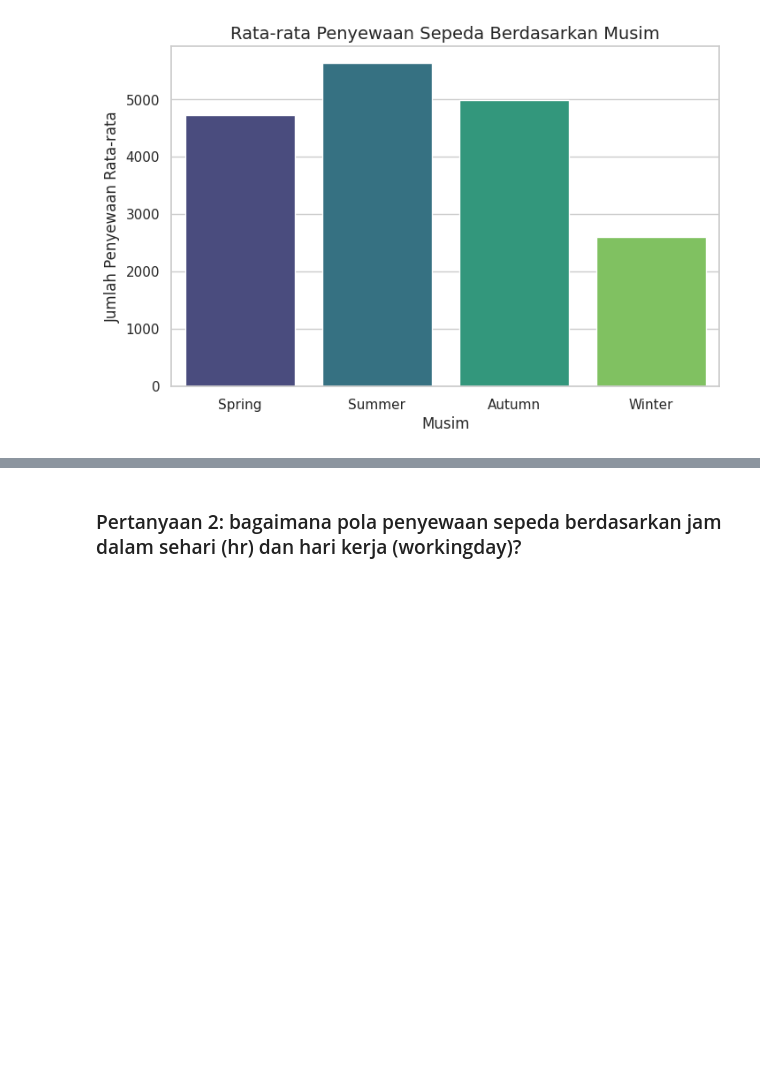
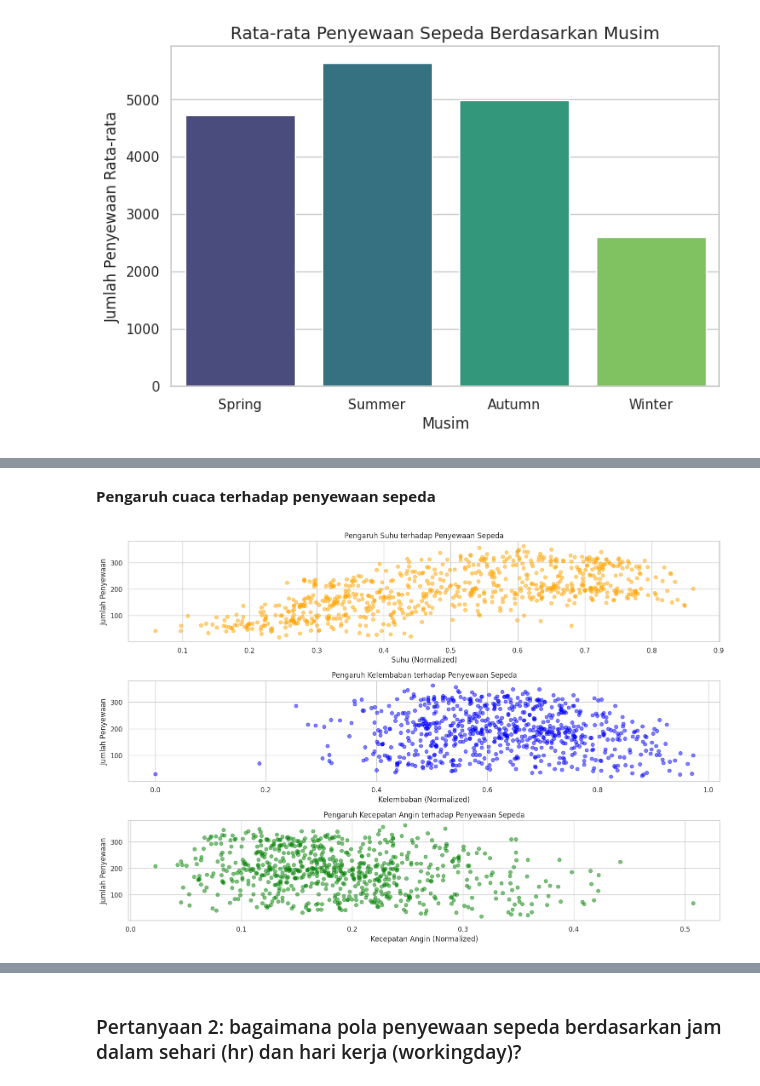
Before and after one commit to farhanzibran/Bike-Rental-Analysis, a Jupyter notebook: notebook.ipynb, the cells around one changed output, grey strips where cells are left out. Cells and saved outputs as stored; diff of their text form; code cells hidden in the pictures; blank space fills up the shorter version.

```diff
--- a/notebook.ipynb
+++ b/notebook.ipynb
@@ -528,0 +689,36 @@ plt.show()
+# %% [markdown]
+**Pengaruh cuaca terhadap penyewaan sepeda**
+# %%
+# Mengelompokkan data berdasarkan rata-rata harian untuk analisis pengaruh cuaca
+hour_df['dteday'] = pd.to_datetime(hour_df['dteday'])  # Pastikan kolom 'dteday' dalam format datetime
+weather_effect = hour_df.groupby('dteday')[['temp', 'hum', 'windspeed', 'cnt']].mean()
+
+# Membuat plot untuk melihat pengaruh cuaca terhadap jumlah penyewaan
+plt.figure(figsize=(15, 10))
+
+# Plot untuk suhu vs jumlah penyewaan
+plt.subplot(3, 1, 1)
+plt.scatter(weather_effect['temp'], weather_effect['cnt'], alpha=0.5, color='orange')
+plt.title('Pengaruh Suhu terhadap Penyewaan Sepeda')
+plt.xlabel('Suhu (Normalized)')
+plt.ylabel('Jumlah Penyewaan')
+
+# Plot untuk kelembaban vs jumlah penyewaan
+plt.subplot(3, 1, 2)
+plt.scatter(weather_effect['hum'], weather_effect['cnt'], alpha=0.5, color='blue')
+plt.title('Pengaruh Kelembaban terhadap Penyewaan Sepeda')
+plt.xlabel('Kelembaban (Normalized)')
+plt.ylabel('Jumlah Penyewaan')
+
+# Plot untuk kecepatan angin vs jumlah penyewaan
+plt.subplot(3, 1, 3)
+plt.scatter(weather_effect['windspeed'], weather_effect['cnt'], alpha=0.5, color='green')
+plt.title('Pengaruh Kecepatan Angin terhadap Penyewaan Sepeda')
+plt.xlabel('Kecepatan Angin (Normalized)')
+plt.ylabel('Jumlah Penyewaan')
+
+# Mengatur layout agar tidak saling tumpang tindih
+plt.tight_layout()
+plt.show()
+# %% [output]
+[figure, added]
```
Also changed, not shown: parts of 38 cells of this notebook.
